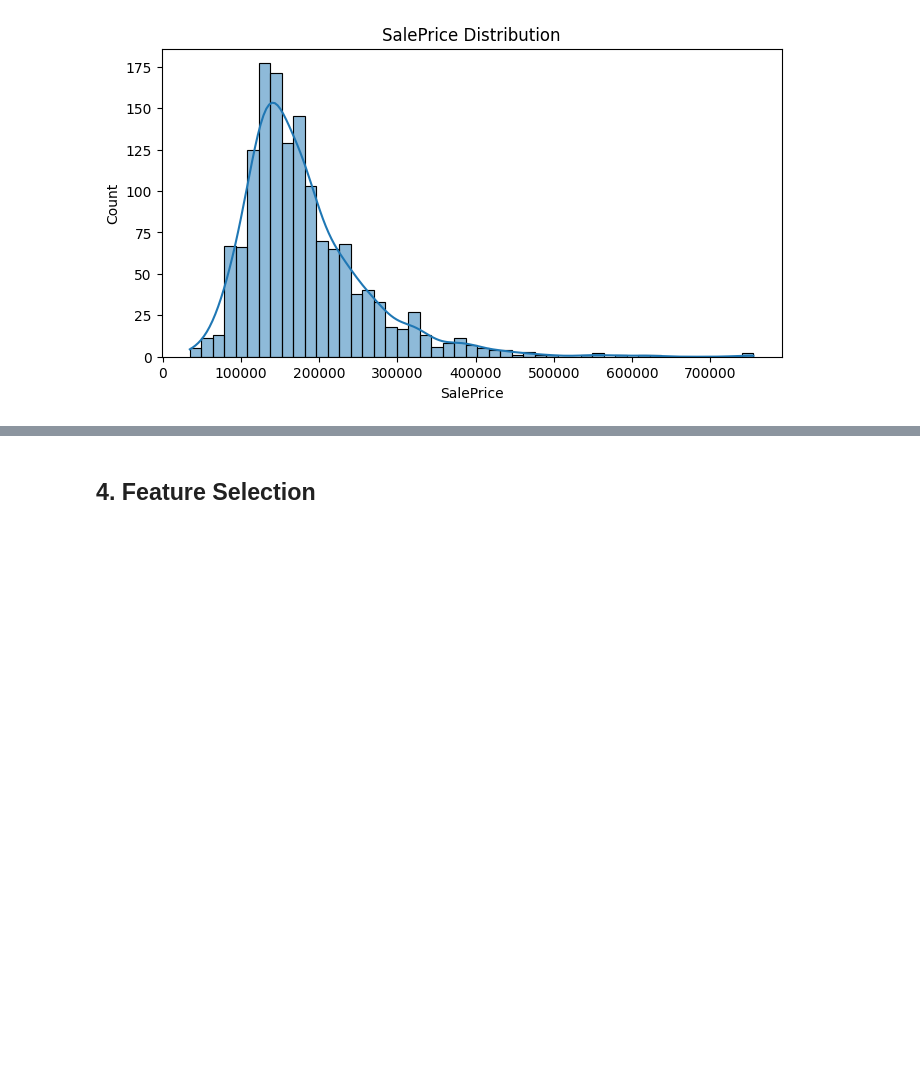
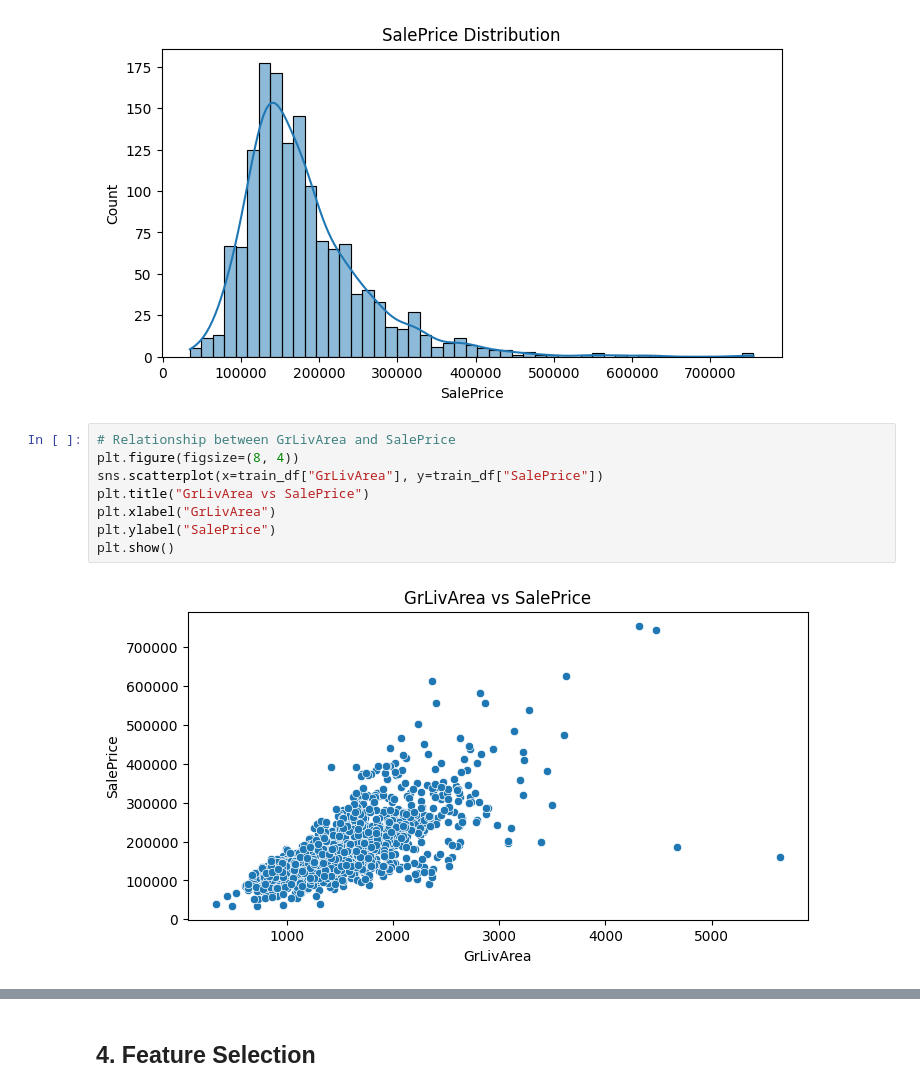
Before and after one commit to Kishore1811-coder/dsp-kishore-ganesan, a Jupyter notebook: notebooks/house-prices-modeling.ipynb, the cells around one changed output, grey strips where cells are left out. Drawn from its saved outputs; the diff is of its cells as text; blank space fills up the shorter version.

Commit message:
pw1: add scatter plots for EDA

```diff
--- a/notebooks/house-prices-modeling.ipynb
+++ b/notebooks/house-prices-modeling.ipynb
@@ -85,3 +85,13 @@ plt.title("SalePrice Distribution")
 plt.show()
 # %% [output]
 [figure]
+# %%
+# Relationship between GrLivArea and SalePrice
+plt.figure(figsize=(8, 4))
+sns.scatterplot(x=train_df["GrLivArea"], y=train_df["SalePrice"])
+plt.title("GrLivArea vs SalePrice")
+plt.xlabel("GrLivArea")
+plt.ylabel("SalePrice")
+plt.show()
+# %% [output]
+[figure, added]
```
Also changed, not shown: parts of 1 cell of this notebook.
